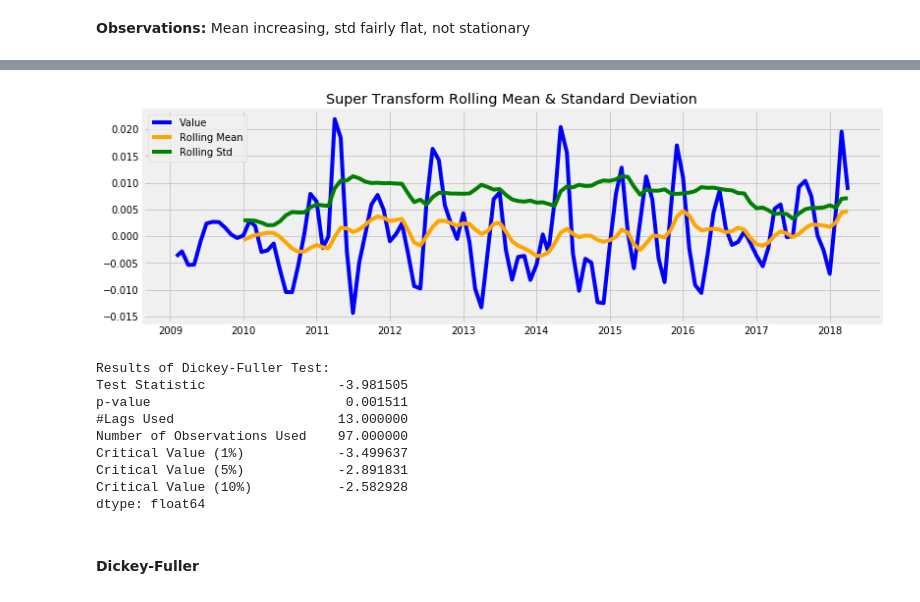
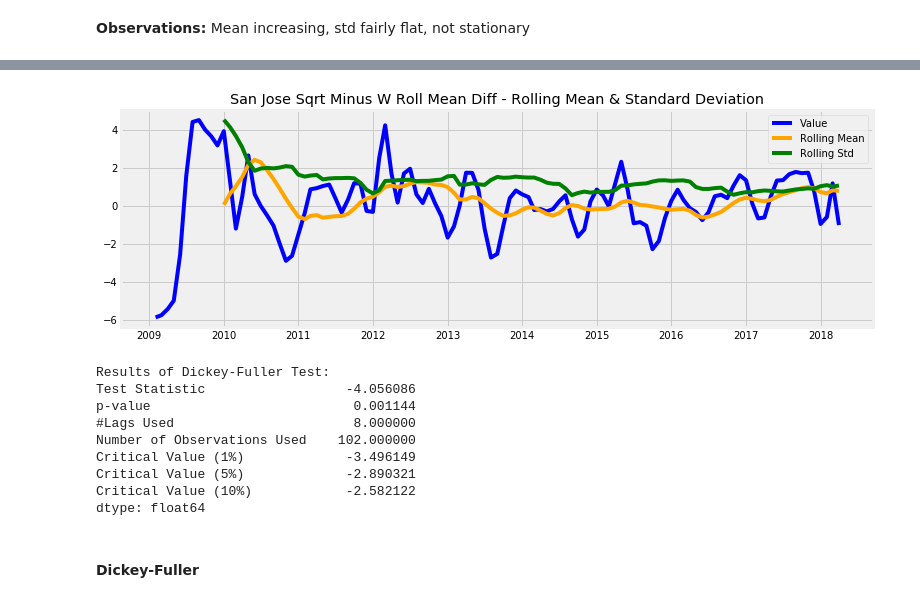
Before and after one commit to rab175/dsc-mod-4-project-online-ds-pt-071519, a Jupyter notebook: Mod 4 Project Notebook.ipynb, the cells around one changed output, grey strips where cells are left out. Drawn from its saved outputs; the diff is of its cells as text; code cells hidden in the pictures.

```diff
--- a/Mod 4 Project Notebook.ipynb
+++ b/Mod 4 Project Notebook.ipynb
@@ -944,19 +1035,16 @@ dtype: float64
-# %%
-sj_log_wroll_diff = subtract_w_rollmean(np.log(sj_ts)).diff(periods=1)
-wh_log_wroll_diff = subtract_w_rollmean(np.log(wh_ts), halflife=2).diff(periods=1)
-
-stationarity_check(ts=wh_log_wroll_diff, title='Super Transform')
-# %% [output]
-[figure, removed]
-Results of Dickey-Fuller Test:
-Test Statistic                 -3.981505
-p-value                         0.001511
-#Lags Used                     13.000000
-Number of Observations Used    97.000000
-Critical Value (1%)            -3.499637
-Critical Value (5%)            -2.891831
-Critical Value (10%)           -2.582928
-dtype: float64
+# %%
+stationarity_check(ts=sj_sqrt_w_roll_2_diff, title='San Jose Sqrt Minus W Roll Mean Diff -')
+# %% [output]
+[figure, added]
+Results of Dickey-Fuller Test:
+Test Statistic                  -4.056086
+p-value                          0.001144
+#Lags Used                       8.000000
+Number of Observations Used    102.000000
+Critical Value (1%)             -3.496149
+Critical Value (5%)             -2.890321
+Critical Value (10%)            -2.582122
+dtype: float64
 # %% [markdown]
 #### Dickey-Fuller
 # %%
```
Also changed, not shown: parts of 39 cells of this notebook.
